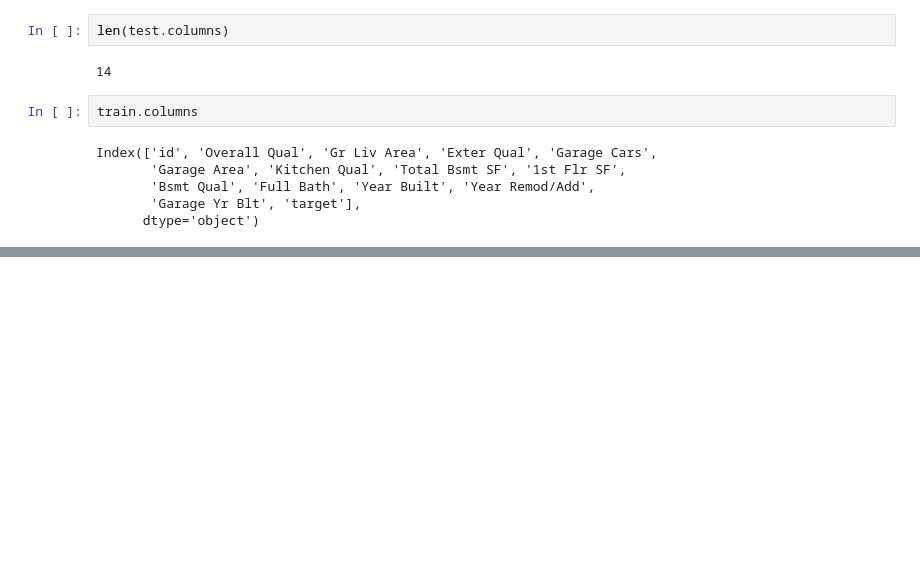
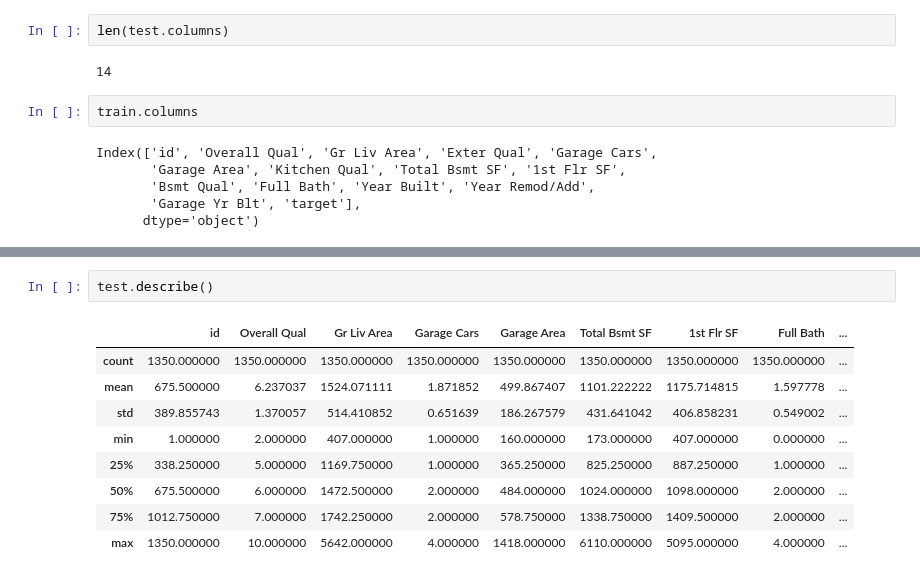
Before and after one commit to ggpp200/corap, a Jupyter notebook: house.ipynb, the cells around one changed output, grey strips where cells are left out. Saved outputs shown, nothing was run; the diff lists cells and outputs as text; blank space fills up the shorter version.

```diff
--- a/house.ipynb
+++ b/house.ipynb
@@ -133,0 +146,12 @@ Index(['id', 'Overall Qual', 'Gr Liv Area', 'Exter Qual', 'Garage Cars',
+# %%
+test.describe()
+# %% [output]
+|  | id | Overall Qual | Gr Liv Area | Garage Cars | Garage Area | Total Bsmt SF | 1st Flr SF | Full Bath | ... |
+| count | 1350.000000 | 1350.000000 | 1350.000000 | 1350.000000 | 1350.000000 | 1350.000000 | 1350.000000 | 1350.000000 | ... |
+| mean | 675.500000 | 6.237037 | 1524.071111 | 1.871852 | 499.867407 | 1101.222222 | 1175.714815 | 1.597778 | ... |
+| std | 389.855743 | 1.370057 | 514.410852 | 0.651639 | 186.267579 | 431.641042 | 406.858231 | 0.549002 | ... |
+| min | 1.000000 | 2.000000 | 407.000000 | 1.000000 | 160.000000 | 173.000000 | 407.000000 | 0.000000 | ... |
+| 25% | 338.250000 | 5.000000 | 1169.750000 | 1.000000 | 365.250000 | 825.250000 | 887.250000 | 1.000000 | ... |
+| 50% | 675.500000 | 6.000000 | 1472.500000 | 2.000000 | 484.000000 | 1024.000000 | 1098.000000 | 2.000000 | ... |
+| 75% | 1012.750000 | 7.000000 | 1742.250000 | 2.000000 | 578.750000 | 1338.750000 | 1409.500000 | 2.000000 | ... |
+| max | 1350.000000 | 10.000000 | 5642.000000 | 4.000000 | 1418.000000 | 6110.000000 | 5095.000000 | 4.000000 | ... |
```
Also changed, not shown: parts of 4 cells of this notebook.
